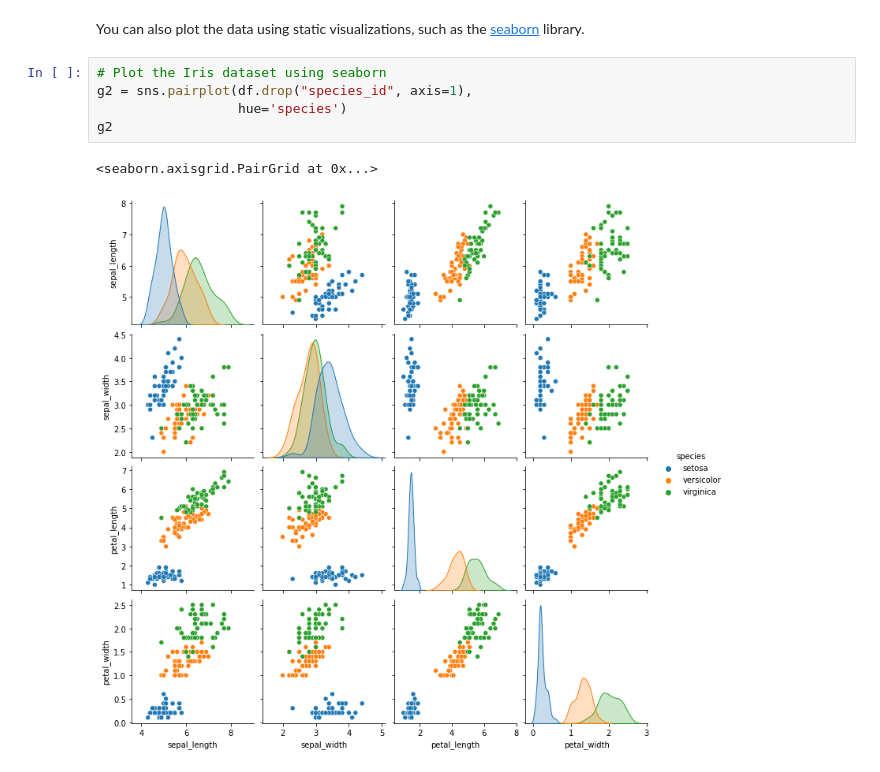
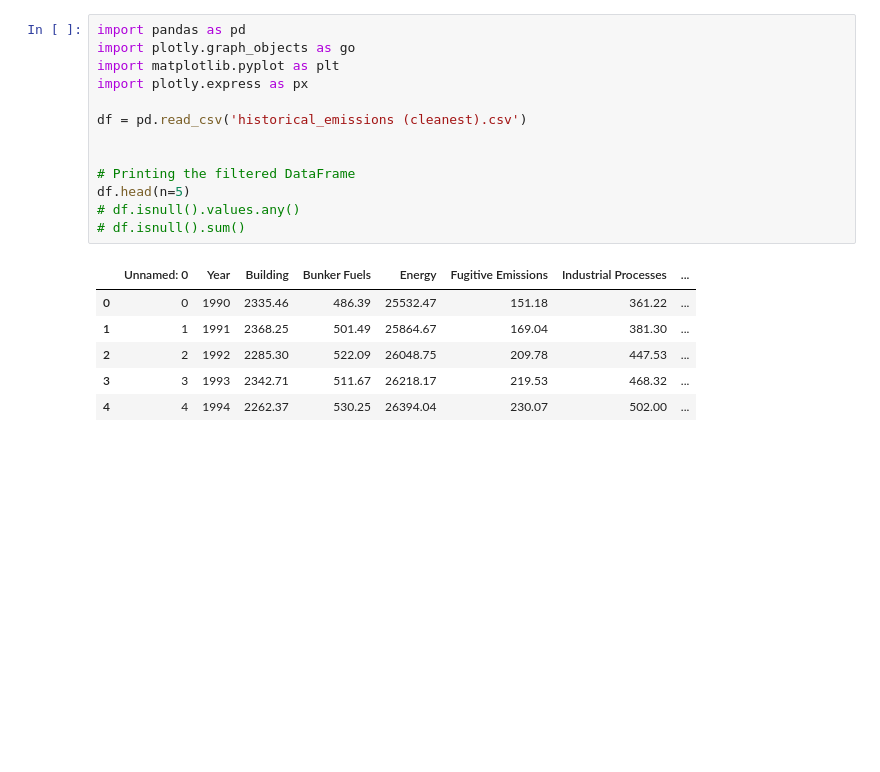
Before and after one commit to Mau13-dot/informatievisu, a Jupyter notebook: docs/notebook.ipynb, the cells around one changed output. Drawn from its saved outputs; the diff is of its cells as text; blank space fills up the shorter version.

```diff
--- a/docs/notebook.ipynb
+++ b/docs/notebook.ipynb
@@ -56,10 +1,20 @@ g1
-# %% [markdown]
-You can also plot the data using static visualizations, such as the [seaborn](https://seaborn.pydata.org/#) library.
-# %%
-# Plot the Iris dataset using seaborn
-g2 = sns.pairplot(df.drop("species_id", axis=1),
-                  hue='species')
-g2
-# %% [output]
-<seaborn.axisgrid.PairGrid at 0x...>
-[figure, removed]
+# %%
+import pandas as pd
+import plotly.graph_objects as go
+import matplotlib.pyplot as plt
+import plotly.express as px
+
+df = pd.read_csv('historical_emissions (cleanest).csv')
+
+
+# Printing the filtered DataFrame
+df.head(n=5)
+# df.isnull().values.any()
+# df.isnull().sum()
+# %% [output]
+|  | Unnamed: 0 | Year | Building | Bunker Fuels | Energy | Fugitive Emissions | Industrial Processes | ... |
+| 0 | 0 | 1990 | 2335.46 | 486.39 | 25532.47 | 151.18 | 361.22 | ... |
+| 1 | 1 | 1991 | 2368.25 | 501.49 | 25864.67 | 169.04 | 381.30 | ... |
+| 2 | 2 | 1992 | 2285.30 | 522.09 | 26048.75 | 209.78 | 447.53 | ... |
+| 3 | 3 | 1993 | 2342.71 | 511.67 | 26218.17 | 219.53 | 468.32 | ... |
+| 4 | 4 | 1994 | 2262.37 | 530.25 | 26394.04 | 230.07 | 502.00 | ... |
```
Also changed, not shown: parts of 12 cells of this notebook.
